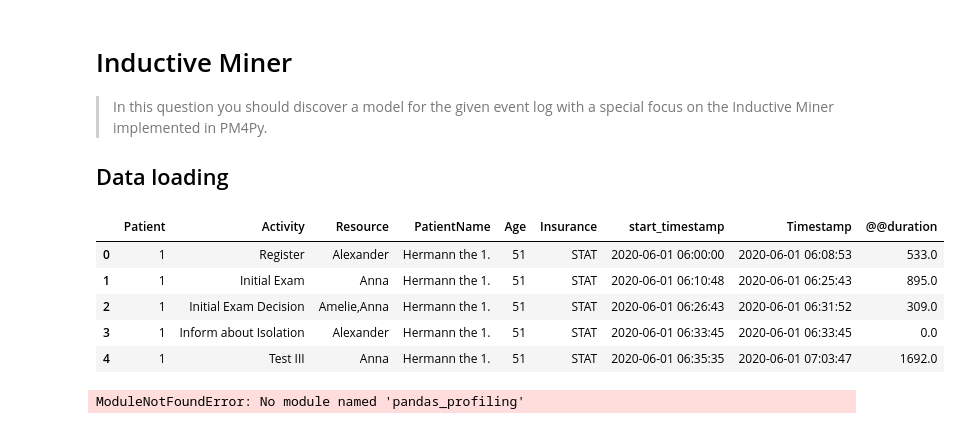
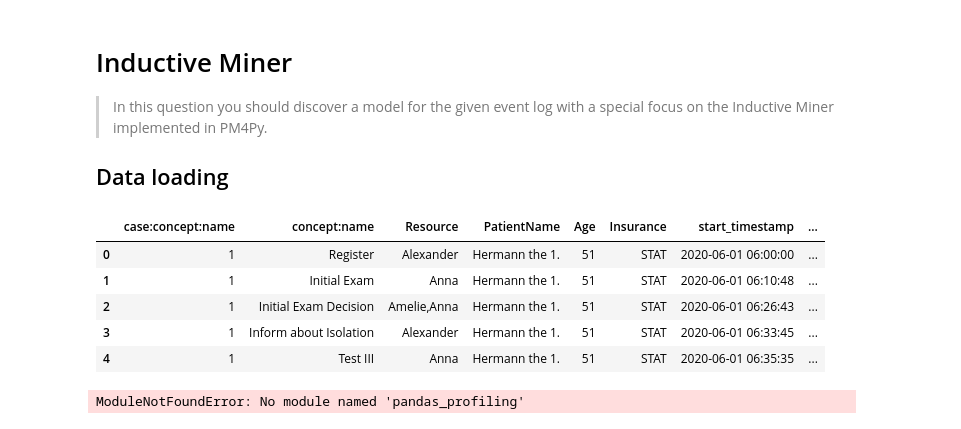
Before and after one commit to brunompacheco/APM-A1, a Jupyter notebook: notebooks/Q1_Inductive_Miner.ipynb, the cells around one changed output. Cells and saved outputs as stored; diff of their text form; code cells hidden in the pictures.

```diff
--- a/notebooks/Q1_Inductive_Miner.ipynb
+++ b/notebooks/Q1_Inductive_Miner.ipynb
@@ -12,22 +12,23 @@ pm4py.__version__
 # %%
 import os
 import pandas as pd
 
 PROJ_ROOT = os.path.abspath(os.path.pardir)
 data_path = os.path.join(PROJ_ROOT, 'data', 'log.csv')
 
 assert os.path.exists(data_path)
 
-df_log = pd.read_csv(data_path)
+# load csv and rename patieent and activity column
+df_log = pd.read_csv(data_path).rename(columns={"Patient":"case:concept:name", "Activity":"concept:name"})
 
 df_log.head()
 # %% [output]
-|  | Patient | Activity | Resource | PatientName | Age | Insurance | start_timestamp | Timestamp | @@duration |
-| 0 | 1 | Register | Alexander | Hermann the 1. | 51 | STAT | 2020-06-01 06:00:00 | 2020-06-01 06:08:53 | 533.0 |
-| 1 | 1 | Initial Exam | Anna | Hermann the 1. | 51 | STAT | 2020-06-01 06:10:48 | 2020-06-01 06:25:43 | 895.0 |
-| 2 | 1 | Initial Exam Decision | Amelie,Anna | Hermann the 1. | 51 | STAT | 2020-06-01 06:26:43 | 2020-06-01 06:31:52 | 309.0 |
-| 3 | 1 | Inform about Isolation | Alexander | Hermann the 1. | 51 | STAT | 2020-06-01 06:33:45 | 2020-06-01 06:33:45 | 0.0 |
-| 4 | 1 | Test III | Anna | Hermann the 1. | 51 | STAT | 2020-06-01 06:35:35 | 2020-06-01 07:03:47 | 1692.0 |
+|  | case:concept:name | concept:name | Resource | PatientName | Age | Insurance | start_timestamp | ... |
+| 0 | 1 | Register | Alexander | Hermann the 1. | 51 | STAT | 2020-06-01 06:00:00 | ... |
+| 1 | 1 | Initial Exam | Anna | Hermann the 1. | 51 | STAT | 2020-06-01 06:10:48 | ... |
+| 2 | 1 | Initial Exam Decision | Amelie,Anna | Hermann the 1. | 51 | STAT | 2020-06-01 06:26:43 | ... |
+| 3 | 1 | Inform about Isolation | Alexander | Hermann the 1. | 51 | STAT | 2020-06-01 06:33:45 | ... |
+| 4 | 1 | Test III | Anna | Hermann the 1. | 51 | STAT | 2020-06-01 06:35:35 | ... |
 # %%
 from pandas_profiling import ProfileReport
 
```
Also changed, not shown: parts of 20 cells of this notebook, 2 other files.
